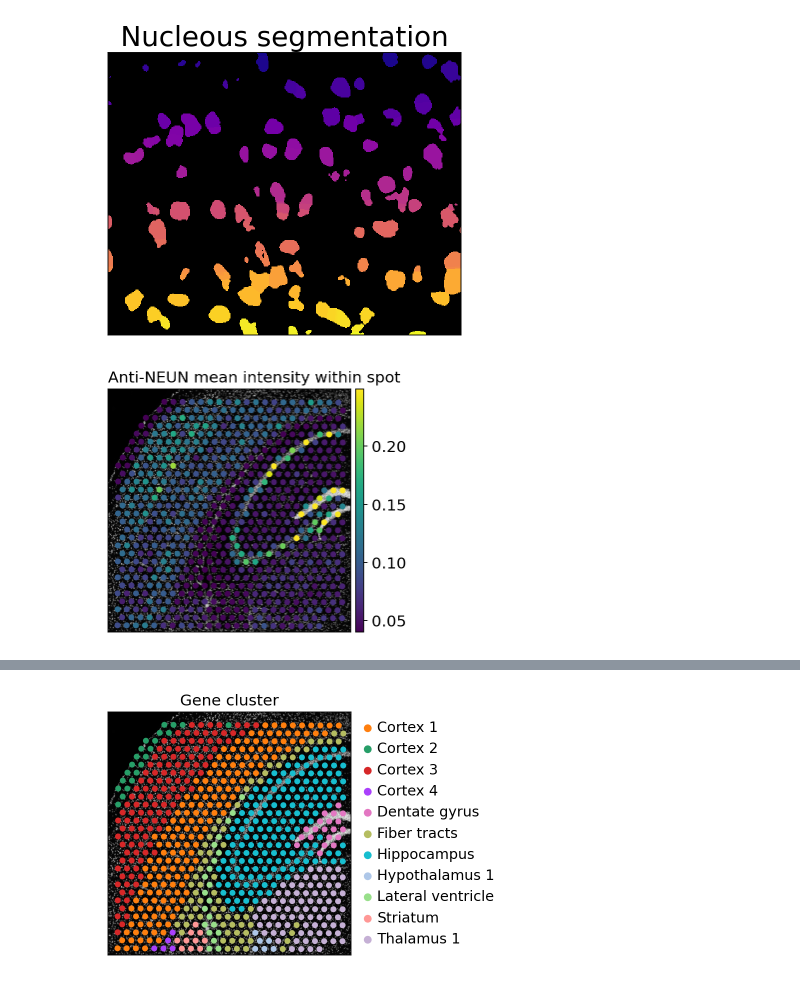
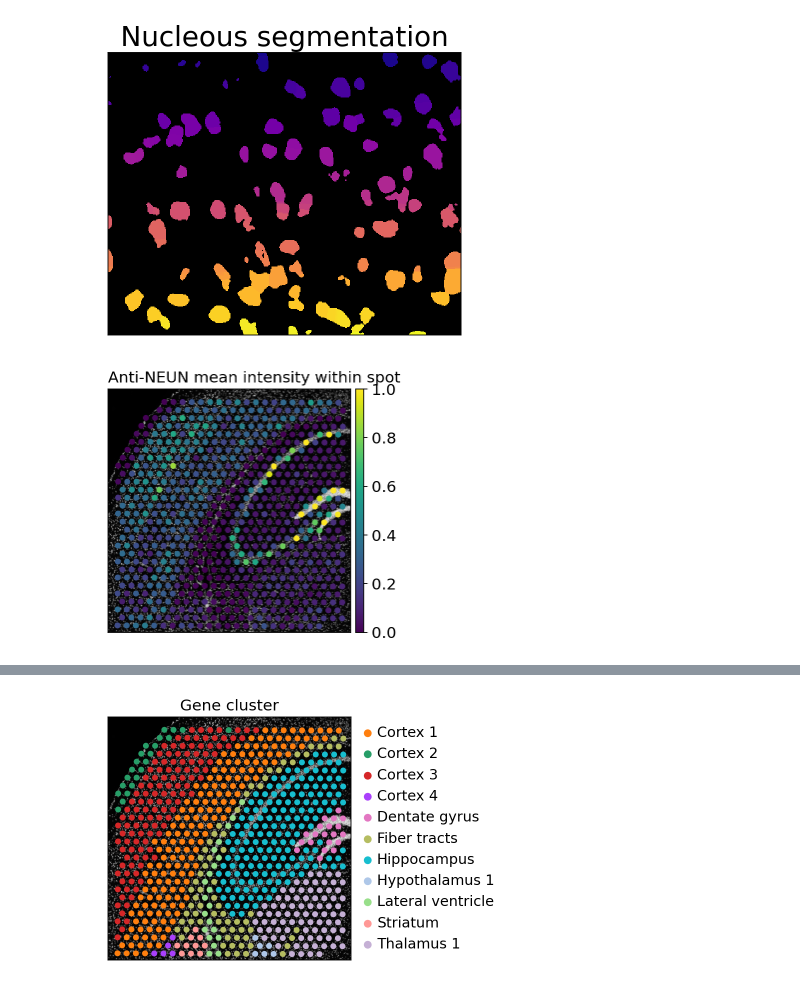
Before and after one commit to theislab/squidpy_reproducibility, a Jupyter notebook: notebooks/image_figures/fluo_image_analysis.ipynb, the cells around one changed output, grey strips where cells are left out. Cells and saved outputs as stored; diff of their text form; code cells hidden in the pictures.

```diff
--- a/notebooks/image_figures/fluo_image_analysis.ipynb
+++ b/notebooks/image_figures/fluo_image_analysis.ipynb
@@ -57,9 +58,10 @@ adata.obsm['features']
 | TTGTTCAGTGTGCTAC-1 | 6 | 66.166667 | 51.760399 | 47505.763107 | ... |
 | TTGTTGTGTGTCAAGA-1 | 18 | 201.888889 | 226.216929 | 38732.590686 | ... |
 704 rows × 24 columns
-# %%
-# normalise mean intensity features
-adata.obsm['norm_features'] = adata.obsm['features'] / 2**16
+# %%
+# quantile normalisation of mean intensity features
+q01, q99 = np.quantile(adata.obsm['features'], q=[0.01,0.99], axis=0)
+adata.obsm['norm_features'] = np.clip((adata.obsm['features'] - q01) / (q99 - q01), a_min=0, a_max=1)
 # %% [markdown]
 ## Plot and save figures
 # %%
@@ -133,24 +135,24 @@ plt.savefig('figures/fluo/fluo_segmentation.png', dpi=300, bbox_inches='tight')
 # %%
 # save mean intensity of anti-neun channel
 sc.set_figure_params(facecolor="white", figsize=(8, 4))
 fig, ax = plt.subplots(figsize=(8, 4))
 sc.pl.spatial(
     sq.pl.extract(adata, 'norm_features'),
     color=['summary_ch-1_mean'], #['segmentation_ch-1_mean_intensity_mean'],
     bw=True,
     title='',
     crop_coord=(0,7272,0,7272),
     show=False,
     ax=ax,
-    vmax='p99',
-    vmin='p01'
+    vmax=0, #'p99',
+    vmin=1, #'p01'
 )
 ax.set_title('Anti-NEUN mean intensity within spot', loc='left')
 ax.axes.xaxis.label.set_visible(False)
 ax.axes.yaxis.label.set_visible(False)
 
 plt.savefig('figures/fluo/fluo_anti-neun_intensity.png', dpi=300, bbox_inches='tight')
 # %% [output]
-[figure, old version]
+[figure, new version]
 # %%
 # plot low/high NEUN spots vs rbfox3
```
Also changed, not shown: parts of 4 cells of this notebook, 2 other files.
